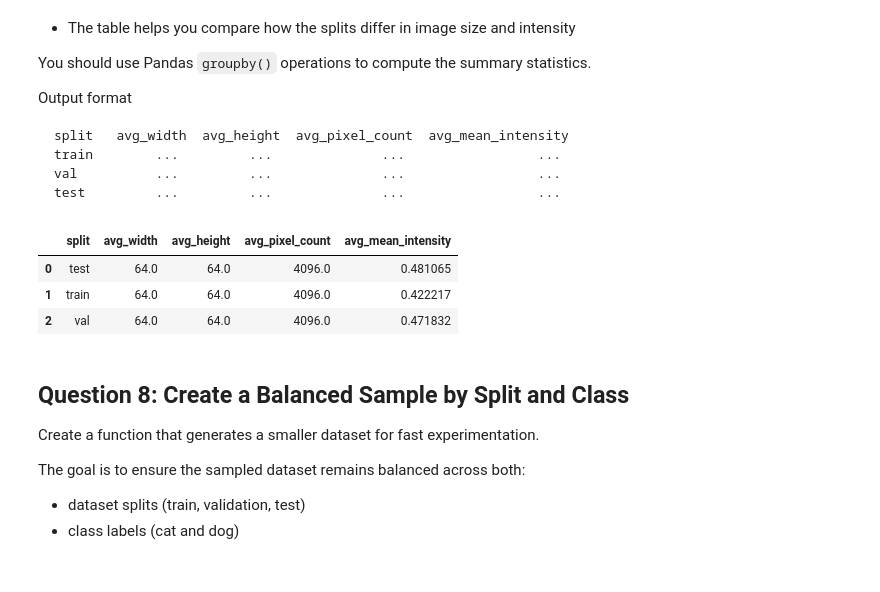
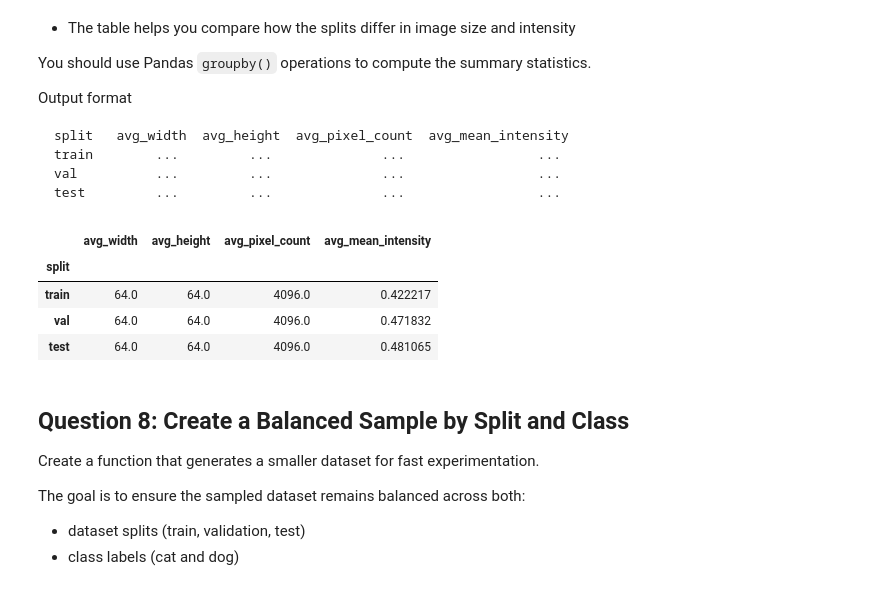
Before and after one commit to vgu-dsai-2026/lab-2-pandas-HTuan2323, a Jupyter notebook: notebook.ipynb, the cells around one changed output. Drawn from its saved outputs; the diff is of its cells as text; code cells hidden in the pictures.

```diff
--- a/notebook.ipynb
+++ b/notebook.ipynb
@@ -435,6 +435,7 @@ def add_analysis_columns(frame: pd.DataFrame) -> pd.DataFrame:
         bins=[0, ref_size - 1, ref_size + 1, np.inf],
         labels=["small", "medium", "large"]
     )
+    analysis_df["brightness"] = analysis_df["mean_intensity"]
 
     return analysis_df
 
@@ -473,27 +474,29 @@ test         ...         ...              ...                 ...
 # %%
 def build_split_characteristics_table(frame: pd.DataFrame) -> pd.DataFrame:
     # TODO: summarize the average image characteristics for each split.
+        split_order = ["train", "val", "test"]
+        frame["split"] = pd.Categorical(frame["split"], categories=split_order, ordered=True)
         split_characteristics = (
             frame.groupby("split")
             .agg(
                 avg_width=("width", "mean"),
                 avg_height=("height", "mean"),
                 avg_pixel_count=("pixel_count", "mean"),
-                avg_mean_intensity=("mean_intensity", "mean")
+                avg_mean_intensity=("brightness", "mean")
             )
-            .reset_index()
         )
         return split_characteristics
 
         raise NotImplementedError("Build the split characteristics summary table.")
 
 split_characteristics = build_split_characteristics_table(analysis_df)
 display(split_characteristics)
 # %% [output]
-|  | split | avg_width | avg_height | avg_pixel_count | avg_mean_intensity |
-| 0 | test | 64.0 | 64.0 | 4096.0 | 0.481065 |
-| 1 | train | 64.0 | 64.0 | 4096.0 | 0.422217 |
-| 2 | val | 64.0 | 64.0 | 4096.0 | 0.471832 |
+|  | avg_width | avg_height | avg_pixel_count | avg_mean_intensity |
+| split |  |  |  |  |
+| train | 64.0 | 64.0 | 4096.0 | 0.422217 |
+| val | 64.0 | 64.0 | 4096.0 | 0.471832 |
+| test | 64.0 | 64.0 | 4096.0 | 0.481065 |
 # %% [markdown]
 ## Question 8: Create a Balanced Sample by Split and Class
 
```
Also changed, not shown: parts of 1 cell of this notebook.
